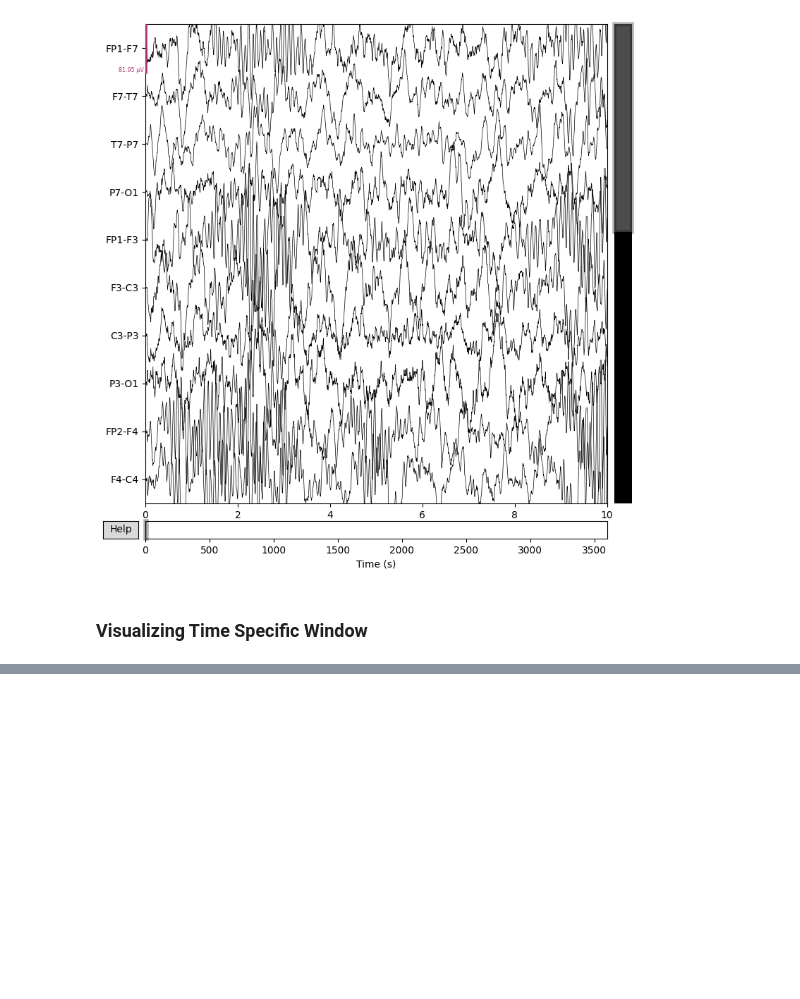
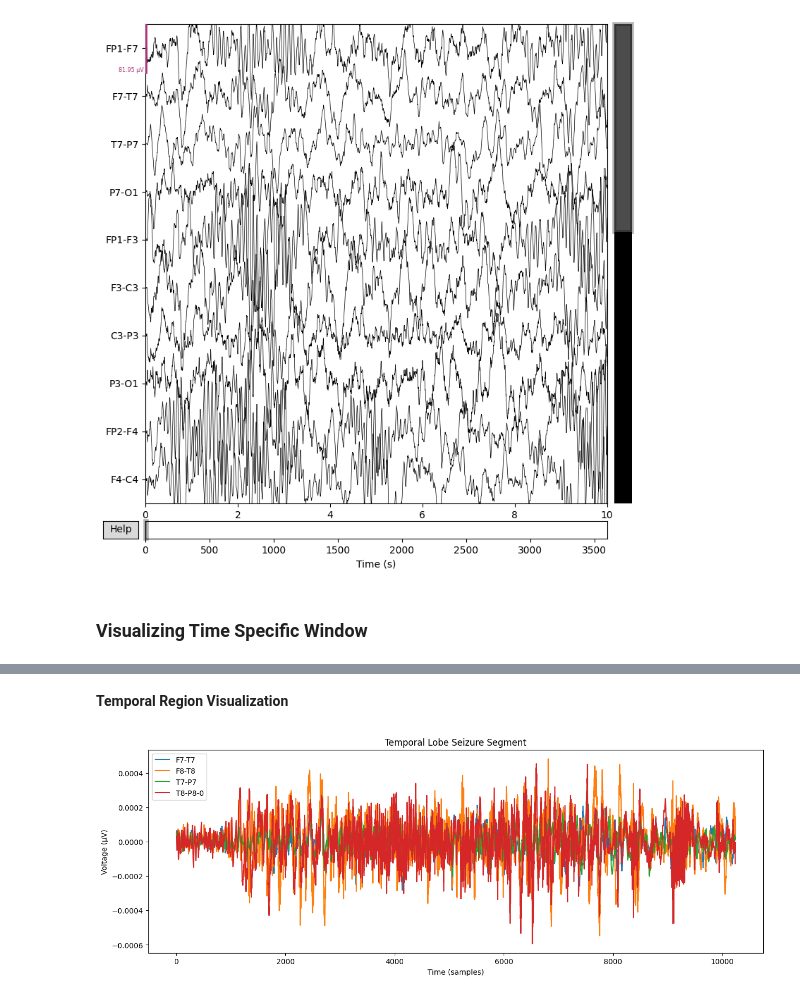
Before and after one commit to PRANIT0605/EEG_Epilepsy_Prediction, a Jupyter notebook: notebooks/patient_data.ipynb, the cells around one changed output, grey strips where cells are left out. Cells and saved outputs as stored; diff of their text form; code cells hidden in the pictures; blank space fills up the shorter version.

```diff
--- a/notebooks/patient_data.ipynb
+++ b/notebooks/patient_data.ipynb
@@ -55,0 +148,11 @@ Reading 0 ... 921599  =      0.000 ...  3599.996 secs...
+# %% [markdown]
+**Temporal Region Visualization**
+# %%
+import matplotlib.pyplot as plt
+
+df[['F7-T7', 'F8-T8', 'T7-P7', 'T8-P8-0']].plot(figsize=(15, 5), title='Temporal Lobe Seizure Segment')
+plt.xlabel("Time (samples)")
+plt.ylabel("Voltage (µV)")
+plt.show()
+# %% [output]
+[figure, added]
```
Also changed, not shown: parts of 18 cells of this notebook, 5 other files.
